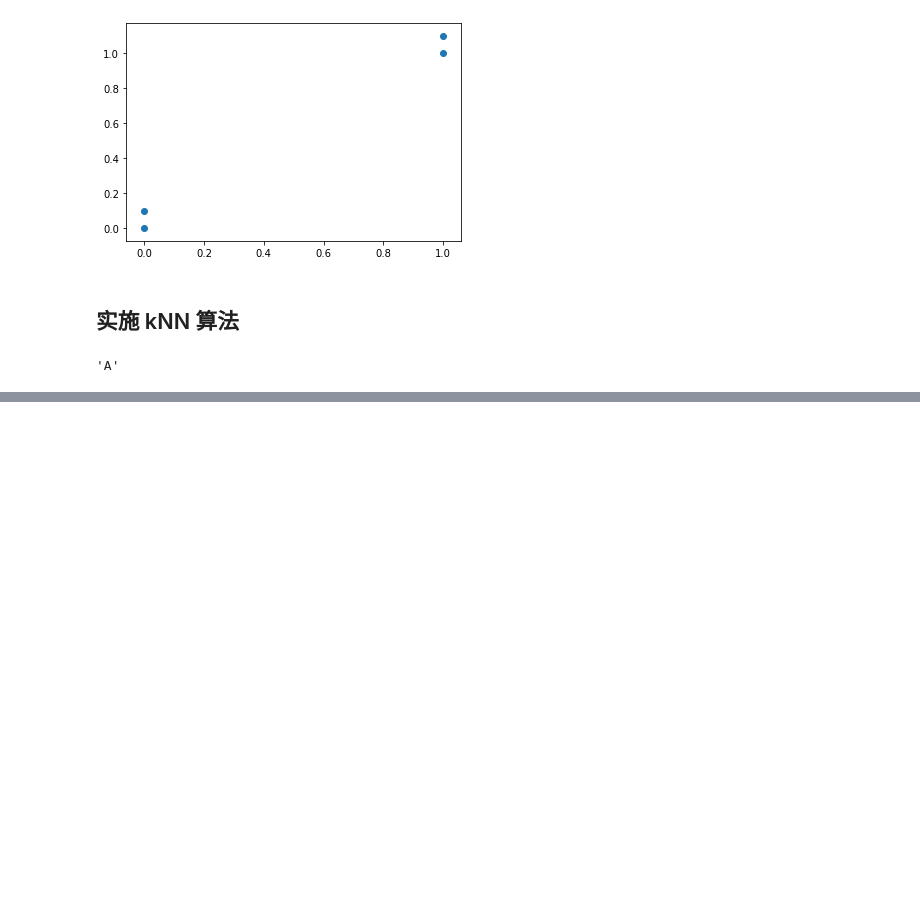
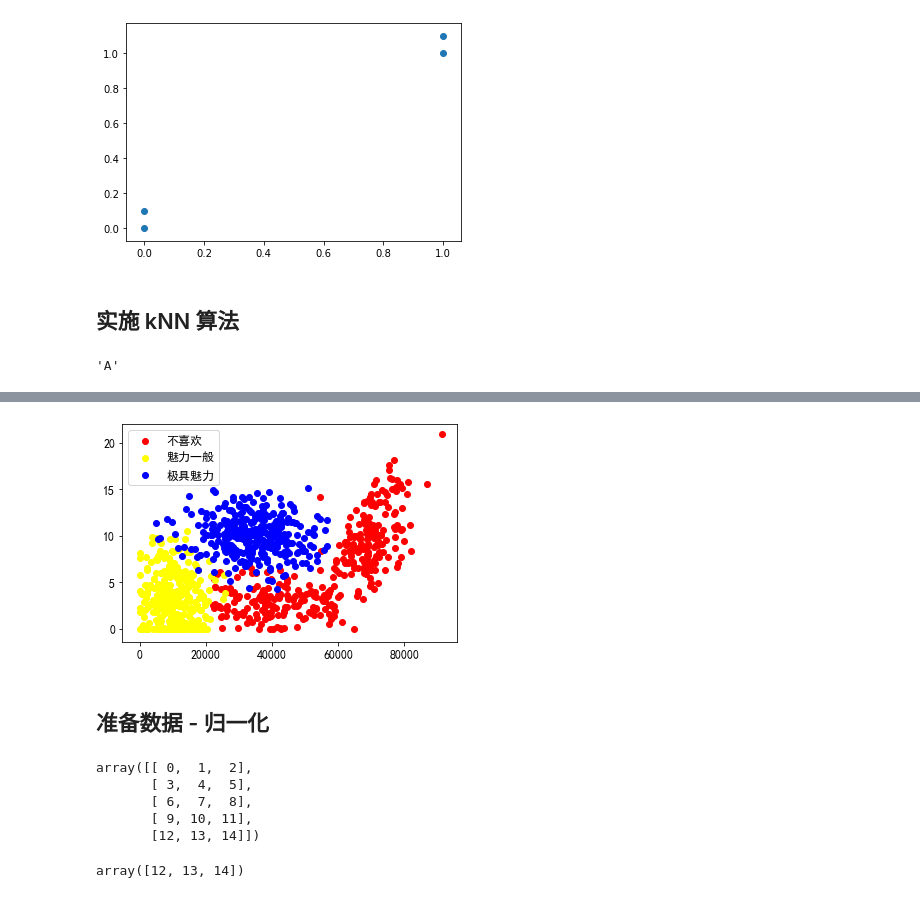
Before and after one commit to adairhu/Machine-Learning, a Jupyter notebook: ML个人笔记/Machine-Learning笔记本.ipynb, the cells around one changed output, grey strips where cells are left out. Saved outputs shown, nothing was run; the diff lists cells and outputs as text; code cells hidden in the pictures; blank space fills up the shorter version.

```diff
--- a/ML个人笔记/Machine-Learning笔记本.ipynb
+++ b/ML个人笔记/Machine-Learning笔记本.ipynb
@@ -117,0 +178,40 @@ classify0([10,10], groups, labels, 3)
+# %%
+ # 添加 legend ,思路是把三种不同标签的图分开，分成三个子图，画在一张图里面
+def scatterLengend(data, labels, x, y):
+    type1 = []
+    type2 = []
+    type3 = []
+    for i in range(len(labels)):
+        if labels[i] == 1:
+            type1.append(np.array(data[i]))
+        elif labels[i] == 2:
+            type2.append(np.array(data[i]))
+        else:
+            type3.append(np.array(data[i]))
+    type1 = np.array(type1)
+    type2 = np.array(type2)
+    type3 = np.array(type3)
+    g1 = plt.scatter(type1[:, x], type1[:, y], c='red')
+    g2 = plt.scatter(type2[:, x], type2[:, y], c='yellow')
+    g3 = plt.scatter(type3[:, x], type3[:, y], c='blue')
+    plt.legend(handles=[g1, g2, g3], labels=['不喜欢', '魅力一般', '极具魅力'])
+    plt.show()
+# %%
+scatterLengend(data, labels, 0, 1)
+# %% [output]
+[figure, added]
+# %% [markdown]
+## 准备数据 - 归一化
+# %%
+data = np.arange(15).reshape(5, 3)
+data
+# %% [output]
+array([[ 0,  1,  2],
+       [ 3,  4,  5],
+       [ 6,  7,  8],
+       [ 9, 10, 11],
+       [12, 13, 14]])
+# %%
+data.max(0)
+# %% [output]
+array([12, 13, 14])
```
Also changed, not shown: parts of 18 cells of this notebook, 1 other file.
